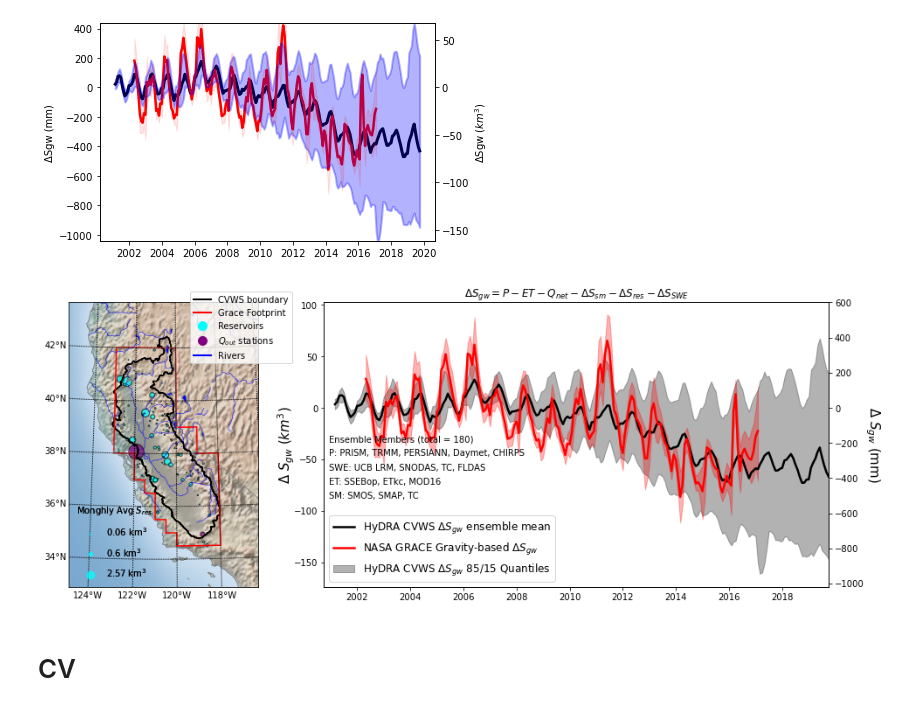
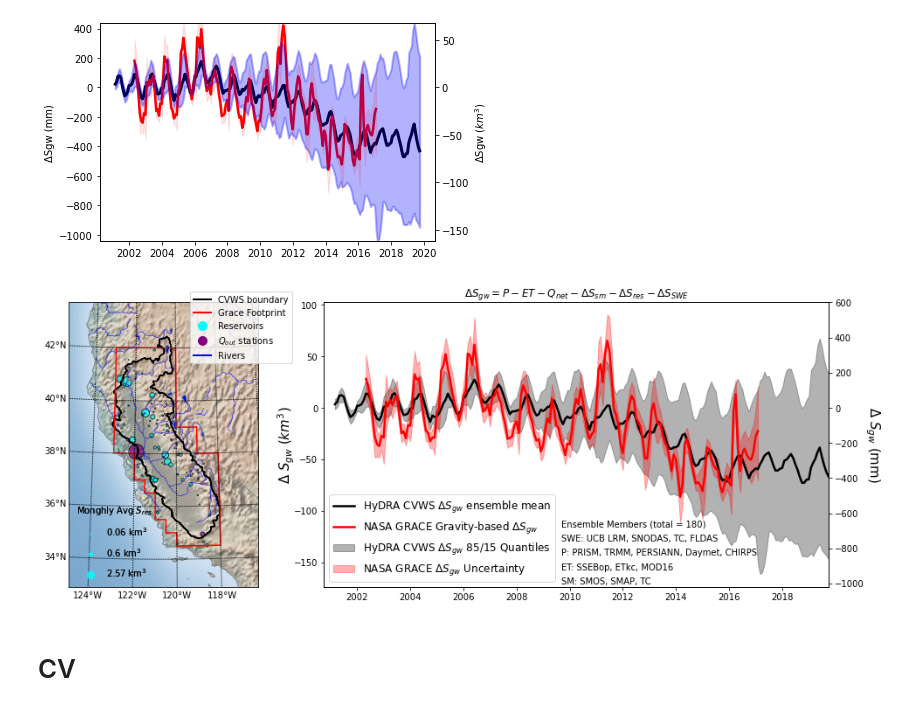
Before and after one commit to kashingtonDC/HyDRA, a Jupyter notebook: code/04a_Figures_S1_TC.ipynb, the cells around one changed output. Drawn from its saved outputs; the diff is of its cells as text; code cells hidden in the pictures.

```diff
--- a/code/04a_Figures_S1_TC.ipynb
+++ b/code/04a_Figures_S1_TC.ipynb
@@ -329,6 +329,7 @@ pcoldict = {'p_prism_cvws':'PRISM',
                 'p_psn_cvws': "PERSIANN",
                 'p_chirps_cvws': "CHIRPS"}
 pdf = wbdf.loc[:, wbdf.columns.isin(pcoldict.keys())][323:-12]
+pdf.dropna(axis = 0, how = 'all', inplace = True)
 pdf.rename(columns = pcoldict, inplace = True)
 
 swecoldict = {'swe_gldas_cvws':'GLDAS',
@@ -338,6 +339,7 @@ swecoldict = {'swe_gldas_cvws':'GLDAS',
                 'swe_lrm': "UCB LRM",
                 'swe_snodas': "SNODAS"}
 swedf = wbdf.loc[:, wbdf.columns.isin(swecoldict.keys())][323:-12]
+swedf.dropna(axis = 0, how = 'all', inplace = True)
 swedf.rename(columns = swecoldict, inplace = True)
 
 aetcoldict = {'aet_gldas_cvws':'GLDAS',
@@ -347,6 +349,7 @@ aetcoldict = {'aet_gldas_cvws':'GLDAS',
                 'ssebop_cvws': "SSEBop",
                 'aet_modis_cvws': "MOD16"}
 aetdf = wbdf.loc[:, wbdf.columns.isin(aetcoldict.keys())][323:-12]
+aetdf.dropna(axis = 0, how = 'all', inplace = True)
 aetdf.rename(columns = aetcoldict, inplace = True)
 
 petcoldict = {'pet_gldas_cvws':'GLDAS',
@@ -355,6 +358,7 @@ petcoldict = {'pet_gldas_cvws':'GLDAS',
                 'pet_modis_cvws': "MOD16",
                 'pet_nldas_cvws': "NLDAS"}
 petdf = wbdf.loc[:, wbdf.columns.isin(petcoldict.keys())][323:-12]
+petdf.dropna(axis = 0, how = 'all', inplace = True)
 petdf.rename(columns = petcoldict, inplace = True)
 
 smcoldict = {'sm_smos_cvws':'SMOS',
@@ -363,6 +367,7 @@ smcoldict = {'sm_smos_cvws':'SMOS',
                 'sm_gldas_cvws': "GLDAS",
                 'Sres_cvws': "Reservoirs"}
 smdf = wbdf.loc[:, wbdf.columns.isin(smcoldict.keys())][323:-12]
+smdf.dropna(axis = 0, how = 'all', inplace = True)
 smdf.rename(columns = smcoldict, inplace = True)
 
 rcoldict = {'qs_out_km3':'DWR Qout',
@@ -371,6 +376,7 @@ rcoldict = {'qs_out_km3':'DWR Qout',
             'r_tc_cv':'TC',
             'r_gldas_cv': "GLDAS"}
 rdf = wbdf.loc[:, wbdf.columns.isin(rcoldict.keys())][323:-12]
+rdf.dropna(axis = 0, how = 'all', inplace = True)
 rdf.rename(columns = rcoldict, inplace = True)
 # %%
 # CVWS Fig S1
@@ -514,40 +520,40 @@ ax1.add_artist(leg2)
 ax1.add_artist(leg1)
 
 # Plot the timeseries
 ax2 = plt.subplot(G[0:2, 1:])
 ax2.plot(dsens[0].index,np.nanmean(np.vstack(dsens), axis = 0), color="black", linewidth = 2.5, label = "HyDRA CVWS $\Delta S_{gw}$ ensemble mean")
 ax2.fill_between(dsens[0].index, p25,p75, color = 'black',  alpha = 0.3, label = "HyDRA CVWS $\Delta S_{gw}$ 85/15 Quantiles")
 ax2.plot(grace.index, grace['grace_mean'], color="red", linewidth = 2.5, label = "NASA GRACE Gravity-based $\Delta S_{gw}$")
-ax2.fill_between(grace.index,grace['grace_min'],grace['grace_max'], alpha = 0.3, color = 'red')
+ax2.fill_between(grace.index,grace['grace_min'],grace['grace_max'], alpha = 0.3, color = 'red', label = "NASA GRACE $\Delta S_{gw}$ Uncertainty")
 
 ax2.set_title("$\Delta S_{gw} = P - ET - Q_{net} - \Delta S_{sm} - \Delta S_{res} - \Delta S_{SWE}$")
 ax2.set_xlim(dsens[0].index[0],dsens[0].index[-1])
 ax2.set_ylabel('$\Delta$ $S_{gw}$ ($km^3$)', size = 15, labelpad= -3.)
 ax2.legend(loc = "lower left",  prop={'size':12})
 
 ax3 = ax2.twinx()
 ax3.plot(dsens[0].index,np.nanmean(np.vstack(dsens) / 155000 * 1e6, axis = 0), alpha = 0)
 ax3.fill_between(dsens[0].index, p25 / 155000 * 1e6,p75 / 155000 * 1e6, alpha = 0)
 ax3.plot(wbdf.index, wbdf['grace'] / 155000 * 1e6, alpha = 0)
 
 ax3.set_xlim(dsens[0].index[0],dsens[0].index[-1])
 ax3.set_ylabel('$\Delta$ $S_{gw}$ (mm)', size = 15, labelpad= 20., rotation = 270)
 
 
-ax3.annotate("Ensemble Members (total = {})".format(str(len(combolist))), xy=(0.01, 0.51), xycoords='axes fraction')
-ax3.annotate("P: " + ", ".join(plist), xy=(0.01,0.46), xycoords='axes fraction')
-ax3.annotate("SWE: " + ", ".join(swelist), xy=(0.01,0.41), xycoords='axes fraction')
-ax3.annotate("ET: " + ", ".join(etlist), xy=(0.01, 0.36), xycoords='axes fraction')
-ax3.annotate("SM: " + ", ".join(smlist), xy=(0.01, 0.31), xycoords='axes fraction')
+ax3.annotate("Ensemble Members (total = {})".format(str(len(combolist))), xy=(0.47, 0.21), xycoords='axes fraction')
+ax3.annotate("P: " + ", ".join(plist), xy=(0.47,0.11), xycoords='axes fraction')
+ax3.annotate("SWE: " + ", ".join(swelist), xy=(0.47,0.16), xycoords='axes fraction')
+ax3.annotate("ET: " + ", ".join(etlist), xy=(0.47, 0.06), xycoords='axes fraction')
+ax3.annotate("SM: " + ", ".join(smlist), xy=(0.47, 0.01), xycoords='axes fraction')
 
 G.update(wspace=0.2, hspace=0.3) # set the spacing between axes.
 
 align_yaxis(ax2, 0, ax3, 0)
 
 plt.tight_layout()
 plt.show()
 # %% [output]
-[figure, old version]
+[figure, new version]
 # %% [markdown]
 # CV
 # %%
```
Also changed, not shown: parts of 3 cells of this notebook.
